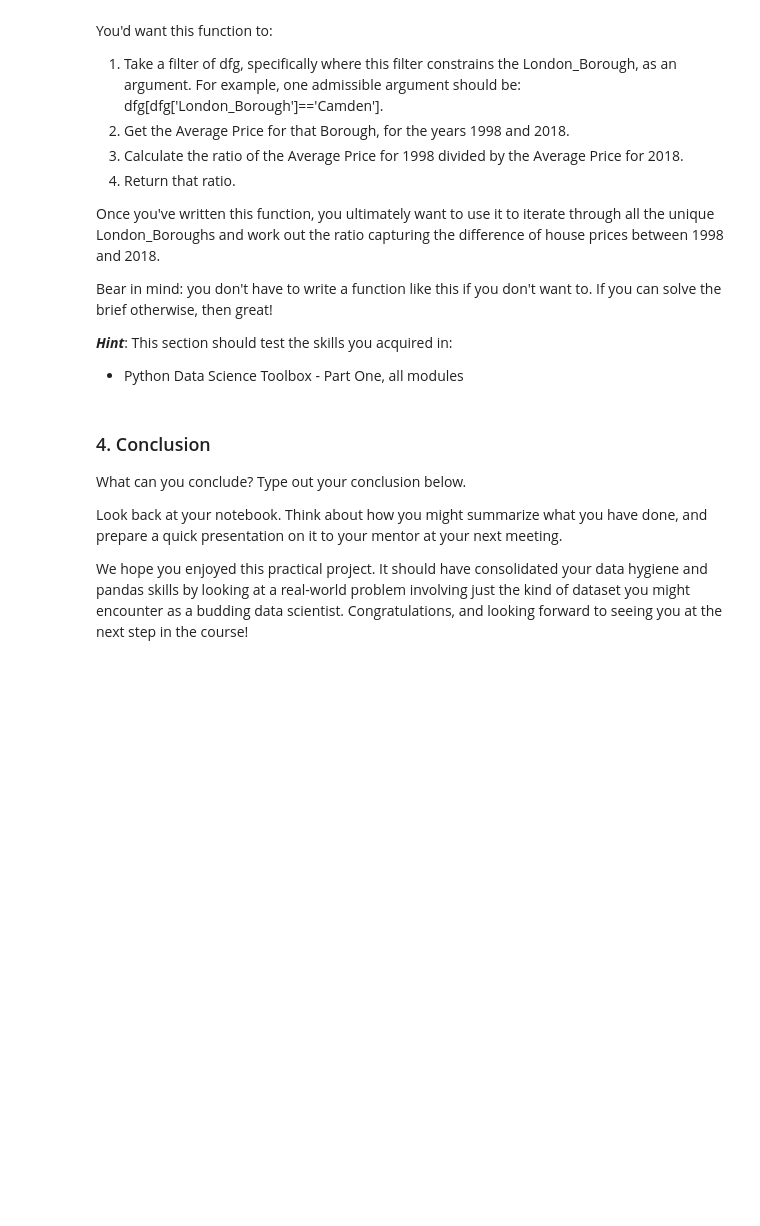
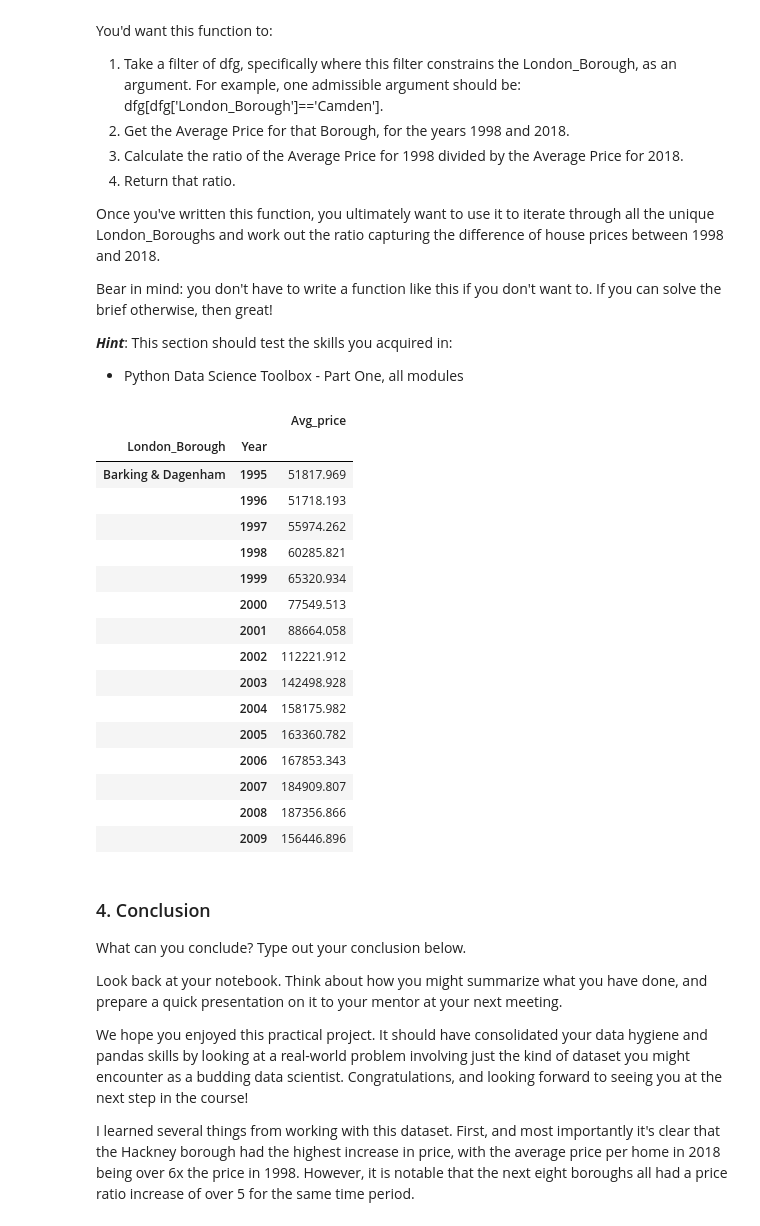
Before and after one commit to jas07raky/Mini-projects, a Jupyter notebook: Unit 4 Challenge - Tier 3.ipynb, the cells around one changed output. Saved outputs shown, nothing was run; the diff lists cells and outputs as text; code cells hidden in the pictures; blank space fills up the shorter version.

```diff
--- a/Unit 4 Challenge - Tier 3.ipynb
+++ b/Unit 4 Challenge - Tier 3.ipynb
@@ -198,6 +261,28 @@ Bear in mind: you don't have to write a function like this if you don't want to.
 
 ***Hint***: This section should test the skills you acquired in:
 - Python Data Science Toolbox - Part One, all modules
+# %%
+dfg = df.groupby(by=['London_Borough', 'Year']).mean() #groups a new dataframe by the borough, year, and price observed
+dfg['Avg_price'] = round(dfg['Avg_price'], 3)
+dfg.head(15)
+# %% [output]
+|  |  | Avg_price |
+| London_Borough | Year |  |
+| Barking & Dagenham | 1995 | 51817.969 |
+|  | 1996 | 51718.193 |
+|  | 1997 | 55974.262 |
+|  | 1998 | 60285.821 |
+|  | 1999 | 65320.934 |
+|  | 2000 | 77549.513 |
+|  | 2001 | 88664.058 |
+|  | 2002 | 112221.912 |
+|  | 2003 | 142498.928 |
+|  | 2004 | 158175.982 |
+|  | 2005 | 163360.782 |
+|  | 2006 | 167853.343 |
+|  | 2007 | 184909.807 |
+|  | 2008 | 187356.866 |
+|  | 2009 | 156446.896 |
 # %% [markdown]
 ### 4. Conclusion
 What can you conclude? Type out your conclusion below.
@@ -205,3 +290,6 @@ What can you conclude? Type out your conclusion below.
 Look back at your notebook. Think about how you might summarize what you have done, and prepare a quick presentation on it to your mentor at your next meeting.
 
 We hope you enjoyed this practical project. It should have consolidated your data hygiene and pandas skills by looking at a real-world problem involving just the kind of dataset you might encounter as a budding data scientist. Congratulations, and looking forward to seeing you at the next step in the course!
+
+
+I learned several things from working with this dataset. First, and most importantly it's clear that the Hackney borough had the highest increase in price, with the average price per home in 2018 being over 6x the price in 1998. However, it is notable that the next eight boroughs all had a price ratio increase of over 5 for the same time period.
```
Also changed, not shown: parts of 9 cells of this notebook.
